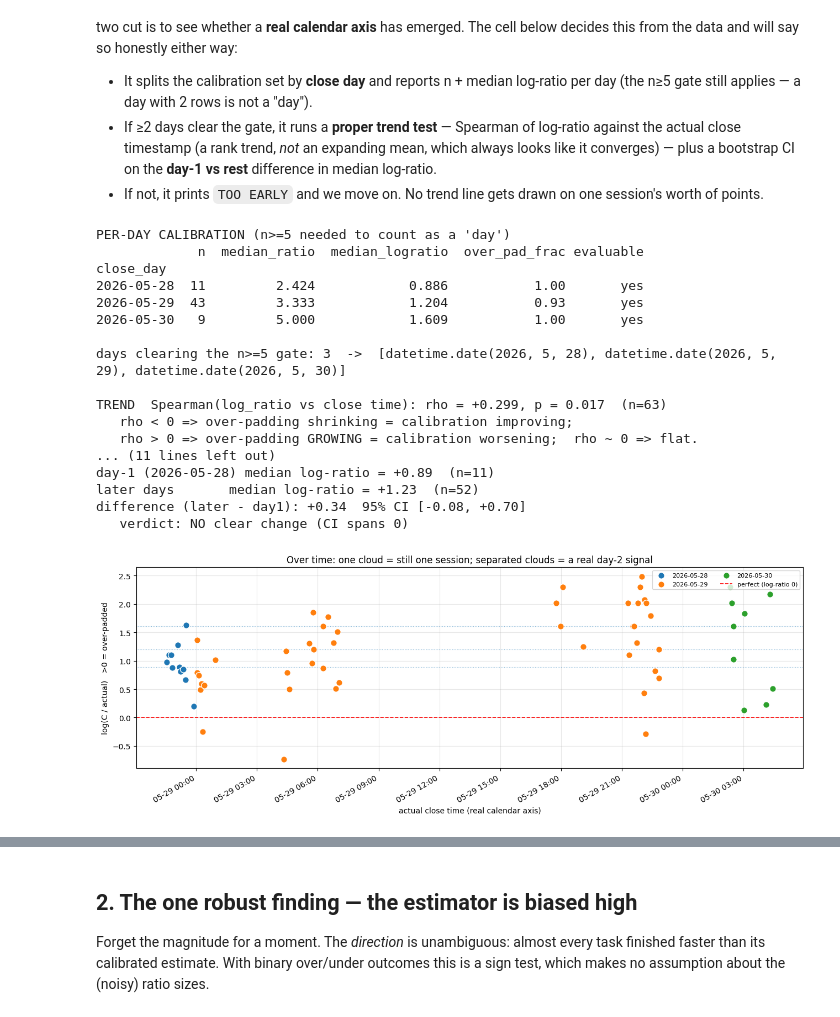
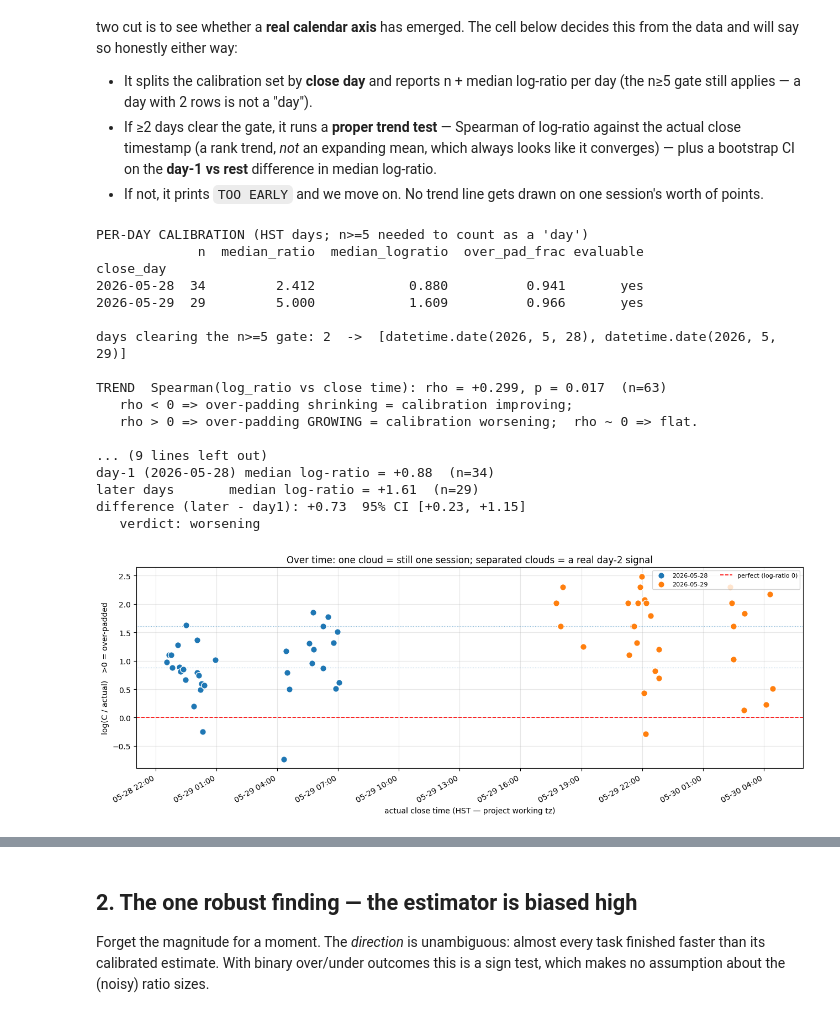
Before and after one commit to avidrucker/lccjs, a Jupyter notebook: stats/day-two-analysis.ipynb, the cells around one changed output, grey strips where cells are left out. Cells and saved outputs as stored; diff of their text form; code cells hidden in the pictures.

```diff
--- a/stats/day-two-analysis.ipynb
+++ b/stats/day-two-analysis.ipynb
@@ -132,9 +135,14 @@ from the data and will say so honestly either way:
 - If not, it prints `TOO EARLY` and we move on. No trend line gets drawn on
   one session's worth of points.
 # %%
-# Split the calibration set by calendar day of close (UTC) and test for trend.
+# Split the calibration set by calendar day of close (HST = project working tz) and test for trend.
+# issue_closed is parsed UTC-aware (cell 1). Bucketing on the UTC *date* splits one evening
+# working session that runs past UTC midnight into a SPURIOUS extra "day" — so bucket on HST
+# (UTC-10, no DST), the tz the work is actually done in. The continuous-time Spearman below is
+# UNAFFECTED by this choice (it ranks absolute instants); only the day partition + day-split move.
 cal = cal.copy()
-cal["close_day"] = cal["issue_closed"].dt.date
+cal["close_hst"] = cal["issue_closed"].dt.tz_convert("Pacific/Honolulu")
+cal["close_day"] = cal["close_hst"].dt.date
 per_day = (cal.dropna(subset=["close_day"])
              .groupby("close_day")
              .agg(n=("ticket", "size"),
@@ -142,7 +150,7 @@ per_day = (cal.dropna(subset=["close_day"])
                   median_logratio=("log_ratio", "median"),
                   over_pad_frac=("ratio", lambda s: (s > 1).mean()))
              .assign(evaluable=lambda d: (d["n"] >= 5).map({True: "yes", False: "NO (n<5)"})))
-print("PER-DAY CALIBRATION (n>=5 needed to count as a 'day')")
+print("PER-DAY CALIBRATION (HST days; n>=5 needed to count as a 'day')")
 print(per_day.round(3).to_string())
 
 good_days = per_day.index[per_day["n"] >= 5].tolist()
@@ -150,6 +158,8 @@ print(f"\ndays clearing the n>=5 gate: {len(good_days)}  ->  {good_days}")
 
 if len(good_days) >= 2:
     # Trend over real time, on ranks (robust to the noisy ratio magnitudes).
+    # astype('int64') is ns-since-epoch: identical ordering in any tz, so this rho is
+    # bucketing-independent — only the per-day table and the day-split below move with tz.
     t = cal["issue_closed"].dropna()
     lr = cal.loc[t.index, "log_ratio"]
     rho, pval = stats.spearmanr(t.astype("int64"), lr)
@@ -190,47 +200,47 @@ if len(good_days) >= 2:
         verdict = "improving" if dhi < 0 else ("worsening" if dlo > 0 else "NO clear change (CI spans 0)")
         print(f"   verdict: {verdict}")
     else:
         print("\n(only one day has n>=5 once split day-1 vs rest -> no difference test)")
 else:
     print("\nVERDICT: TOO EARLY. Still effectively one session's worth of evaluable data")
     print("         (fewer than 2 days clear n>=5). Over-time calibration drift remains")
     print("         UNTESTABLE -- exactly as on day one. Adding rows from the same day")
     print("         raised n but not the number of independent days.")
 
-# Visual: log-ratio vs actual close time, coloured by day. Only meaningful with >1 day,
-# but harmless to draw -- it makes the 'one cloud' vs 'two clouds' situation obvious.
+# Visual: log-ratio vs actual close time (HST), coloured by HST day. Only meaningful with
+# >1 day, but harmless to draw -- it makes the 'one cloud' vs 'two clouds' situation obvious.
 import matplotlib.dates as mdates
 fig, ax = plt.subplots(figsize=(13, 5))
-tt = cal.dropna(subset=["issue_closed"])
+tt = cal.dropna(subset=["close_hst"])
 for day, g in tt.groupby("close_day"):
-    ax.scatter(g["issue_closed"], g["log_ratio"], s=70, label=str(day),
+    ax.scatter(g["close_hst"], g["log_ratio"], s=70, label=str(day),
                edgecolor="white", zorder=3)
     ax.axhline(g["log_ratio"].median(), ls=":", lw=0.8, alpha=0.5)
 ax.axhline(0, ls="--", color="red", lw=1.2, label="perfect (log-ratio 0)")
-ax.set(xlabel="actual close time (real calendar axis)",
+ax.set(xlabel="actual close time (HST — project working tz)",
        ylabel="log(C / actual)   >0 = over-padded",
        title="Over time: one cloud = still one session; separated clouds = a real day-2 signal")
 ax.xaxis.set_major_formatter(mdates.DateFormatter("%m-%d %H:%M"))
 fig.autofmt_xdate()
 ax.legend(loc="upper right", fontsize=8, ncol=2)
 plt.tight_layout(); plt.show()
 # %% [output]
-PER-DAY CALIBRATION (n>=5 needed to count as a 'day')
+PER-DAY CALIBRATION (HST days; n>=5 needed to count as a 'day')
              n  median_ratio  median_logratio  over_pad_frac evaluable
 close_day
-2026-05-28  11         2.424            0.886           1.00       yes
-2026-05-29  43         3.333            1.204           0.93       yes
-2026-05-30   9         5.000            1.609           1.00       yes
+2026-05-28  34         2.412            0.880          0.941       yes
+2026-05-29  29         5.000            1.609          0.966       yes
 
-days clearing the n>=5 gate: 3  ->  [datetime.date(2026, 5, 28), datetime.date(2026, 5, 29), datetime.date(2026, 5, 30)]
+days clearing the n>=5 gate: 2  ->  [datetime.date(2026, 5, 28), datetime.date(2026, 5, 29)]
 
 TREND  Spearman(log_ratio vs close time): rho = +0.299, p = 0.017  (n=63)
    rho < 0 => over-padding shrinking = calibration improving;
    rho > 0 => over-padding GROWING = calibration worsening;  rho ~ 0 => flat.
-... (11 lines left out)
-day-1 (2026-05-28) median log-ratio = +0.89  (n=11)
-later days       median log-ratio = +1.23  (n=52)
-difference (later - day1): +0.34  95% CI [-0.08, +0.70]
-   verdict: NO clear change (CI spans 0)
+
+... (9 lines left out)
+day-1 (2026-05-28) median log-ratio = +0.88  (n=34)
+later days       median log-ratio = +1.61  (n=29)
+difference (later - day1): +0.73  95% CI [+0.23, +1.15]
+   verdict: worsening
-[figure, old version]
+[figure, new version]
 # %% [markdown]
```
Also changed, not shown: parts of 3 cells of this notebook, 1 other file.
